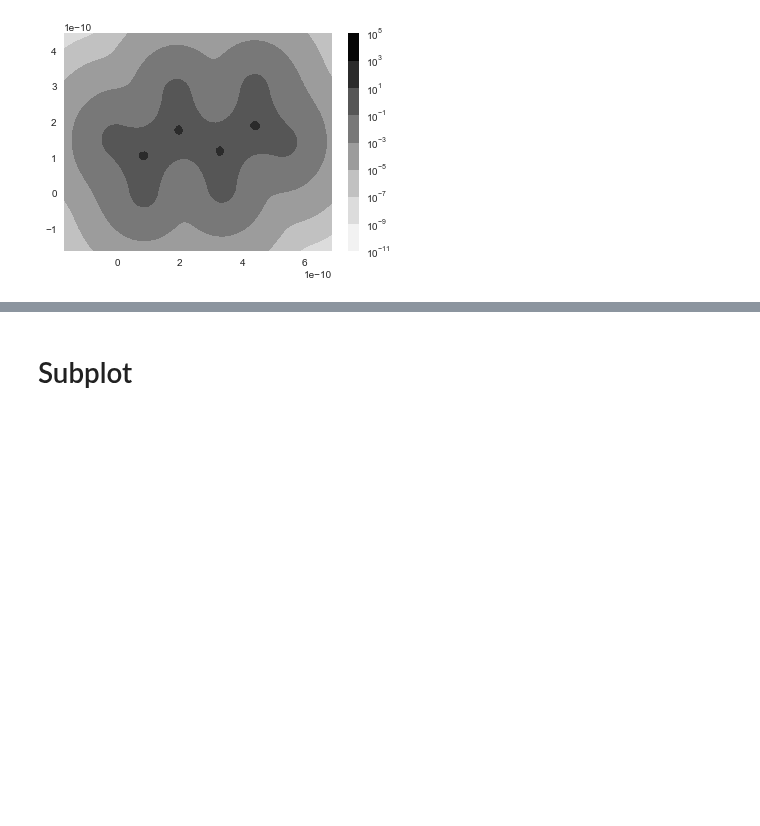
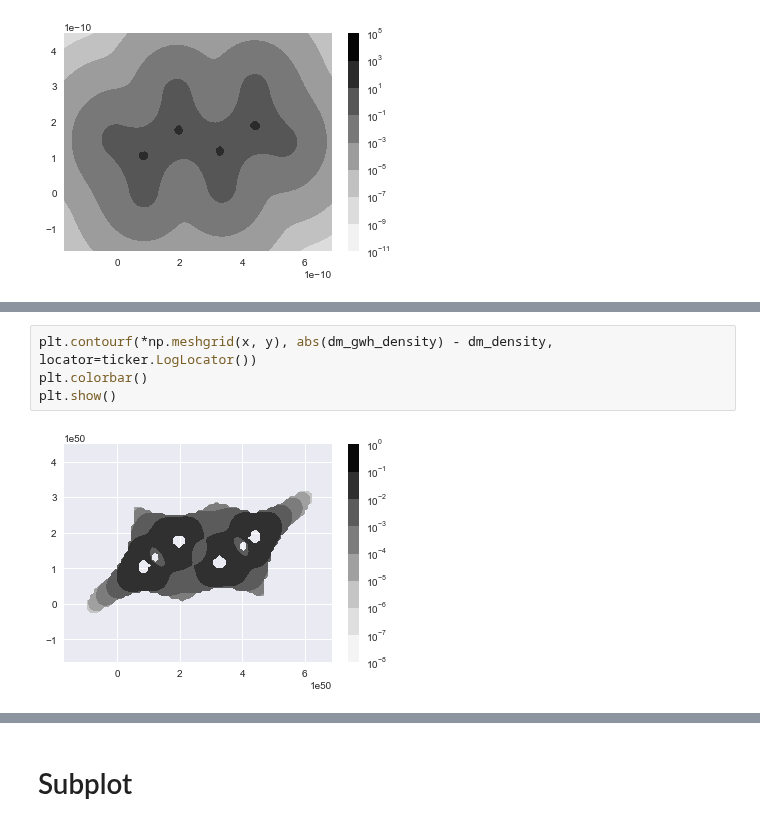
Before and after one commit to jcartus/SCFInitialGuess, a Jupyter notebook: butadien/notebooks/Density.ipynb, the cells around one changed output, grey strips where cells are left out. Drawn from its saved outputs; the diff is of its cells as text; blank space fills up the shorter version.

```diff
--- a/butadien/notebooks/Density.ipynb
+++ b/butadien/notebooks/Density.ipynb
@@ -233,0 +248,6 @@ plt.show()
+# %%
+plt.contourf(*np.meshgrid(x, y), abs(dm_gwh_density) - dm_density, locator=ticker.LogLocator())
+plt.colorbar()
+plt.show()
+# %% [output]
+[figure, added]
```
Also changed, not shown: parts of 11 cells of this notebook.
